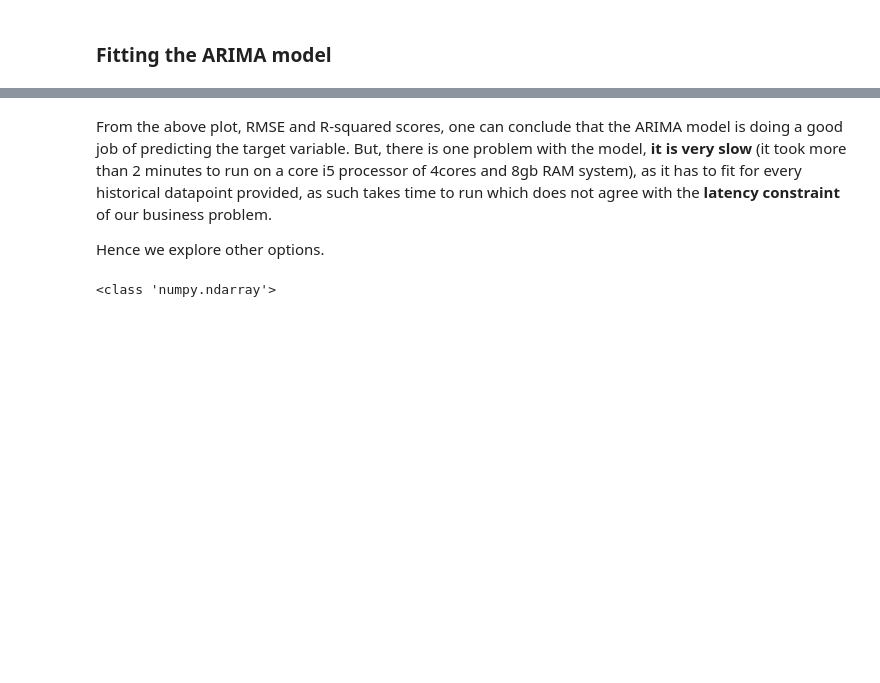
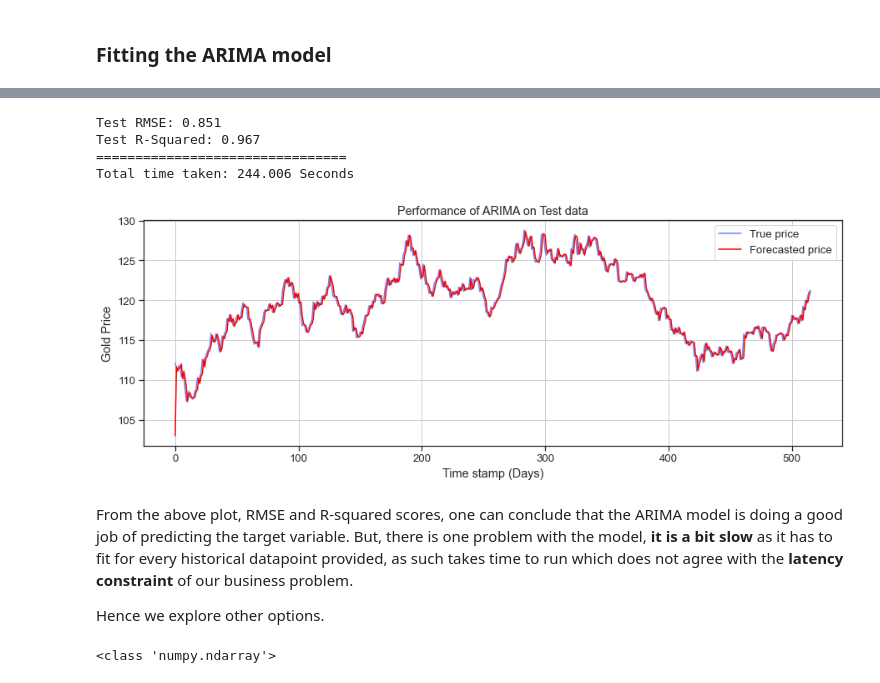
Before and after one commit to Hamoye-Summer22-TeamSQL-Premier-Project/Gold-Rates-Prediction, a Jupyter notebook: Gold-price-by-Team-sql.ipynb, the cells around one changed output, grey strips where cells are left out. Saved outputs shown, nothing was run; the diff lists cells and outputs as text; code cells hidden in the pictures; blank space fills up the shorter version.

```diff
--- a/Gold-price-by-Team-sql.ipynb
+++ b/Gold-price-by-Team-sql.ipynb
@@ -741,14 +741,12 @@ import random
 # %%
 # creating a dictionary of Regressors to be experimented on.
 models_dict = {'Linear Reg': LinearRegression(), 'DT Regressor': DecisionTreeRegressor(random_state=0),
-               'RF Regressor':RandomForestRegressor(random_state=0), 'Lasso': LassoCV(random_state=0),
-               'Ridge Regressor': RidgeCV(), 'BayesianRidge': linear_model.BayesianRidge(),
-               'Gradient Boost': GradientBoostingRegressor(random_state=0), 'SGDRegressor': SGDRegressor(random_state=0)
-              }
+          'RF Regressor':RandomForestRegressor(random_state=0), 'Lasso': LassoCV(random_state=0), 'Ridge Regressor': RidgeCV(),
+          'BayesianRidge': linear_model.BayesianRidge(),'Gradient Boost': GradientBoostingRegressor(random_state=0), 'SGDRegressor': SGDRegressor(random_state=0)
+         }
 
 #looping through all the regressors, fitting and evaluating them on Cross validation and test data respectively
 for key, model in models_dict.items():
-    random.seed(0)
     model.fit(X_train, y_train)
     print(f'Performance of {key} on Validation and Test:')
     print('=='*24)
@@ -951,6 +949,51 @@ Total time taken: 139.836 Seconds
 [figure]
+# %%
+# Putting the datapoints in a list.
+history = [x for x in y_train]
+
+predictions = list()
+
+start_time = time()
+
+# Walk-forward validation.
+for t in range(len(y_test)):
+    model = ARIMA(history, order=(1,1,5))
+    model = model.fit()
+    output = model.forecast()
+    yhat = output[0]
+    predictions.append(yhat)
+    obs = y_test[t]
+    history.append(obs)
+    del history[0]
+
+end_time = time()
+
+# Evaluate forecasts.
+rmse_test = mean_squared_error(y_test, predictions,squared=False)
+r_square_test = r2_score(y_true=y_test, y_pred=predictions)
+print('Test RMSE: %.3f' % rmse_test)
+print('Test R-Squared: %.3f' % r_square_test)
+print('=='*16)
+#print time taken to run the loop
+print(f'Total time taken: {round(end_time-start_time, 3)} Seconds')
+# plot forecasts against actual outcomes
+plt.figure(figsize=(15,5))
+plt.plot(y_test.values, label='True price')
+plt.plot(predictions, color='red', label='Forecasted price')
+plt.title('Performance of ARIMA on Test data')
+plt.ylabel('Gold Price')
+plt.xlabel('Time stamp (Days)')
+plt.legend()
+plt.grid()
+plt.show()
+# %% [output]
+Test RMSE: 0.851
+Test R-Squared: 0.967
+================================
+Total time taken: 244.006 Seconds
+[figure, added]
 # %% [markdown]
-From the above plot, RMSE and R-squared scores, one can conclude that the ARIMA model is doing a good job of predicting the target variable. But, there is one problem with the model, **it is very slow** (it took more than 2 minutes to run on a core i5 processor of 4cores and 8gb RAM system), as it has to fit for every historical datapoint provided, as such takes time to run which does not agree with the **latency constraint** of our business problem.
+From the above plot, RMSE and R-squared scores, one can conclude that the ARIMA model is doing a good job of predicting the target variable. But, there is one problem with the model, **it is a bit slow** as it has to fit for every historical datapoint provided, as such takes time to run which does not agree with the **latency constraint** of our business problem.
 
 Hence we explore other options.
 # %%
```
Also changed, not shown: parts of 41 cells of this notebook, 4 other files.
